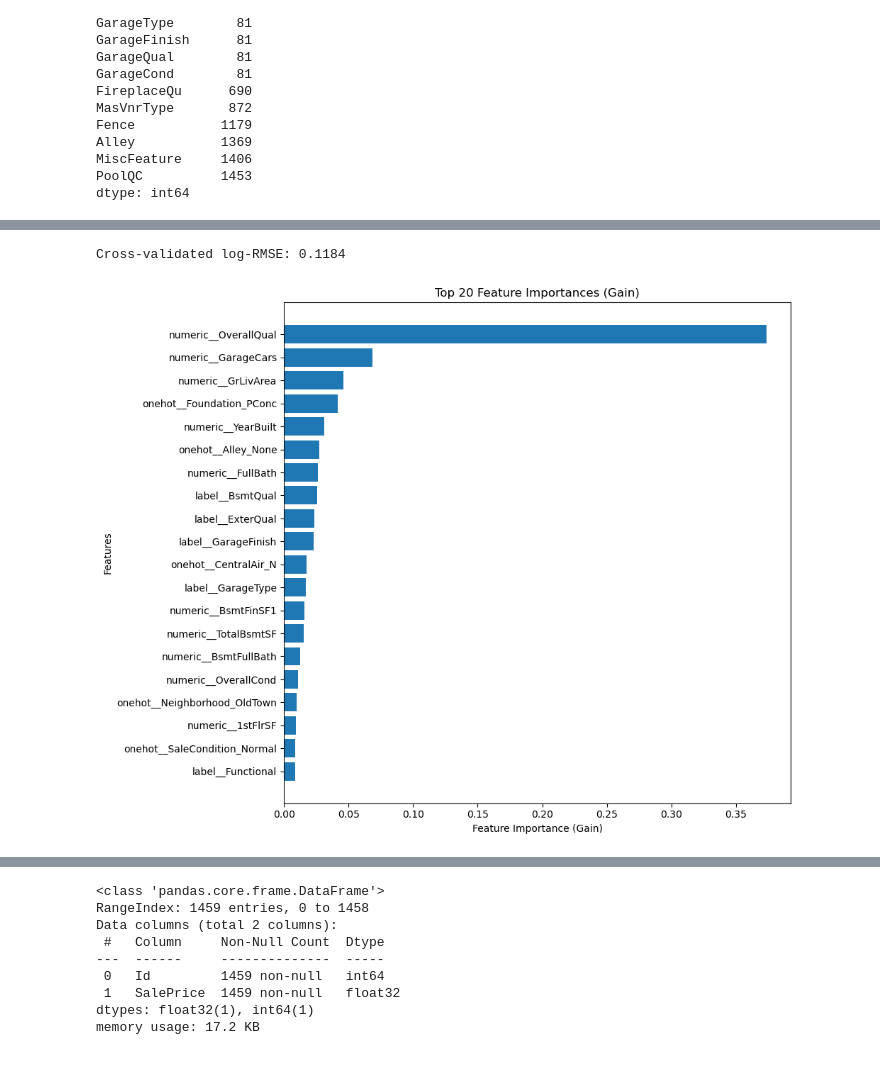
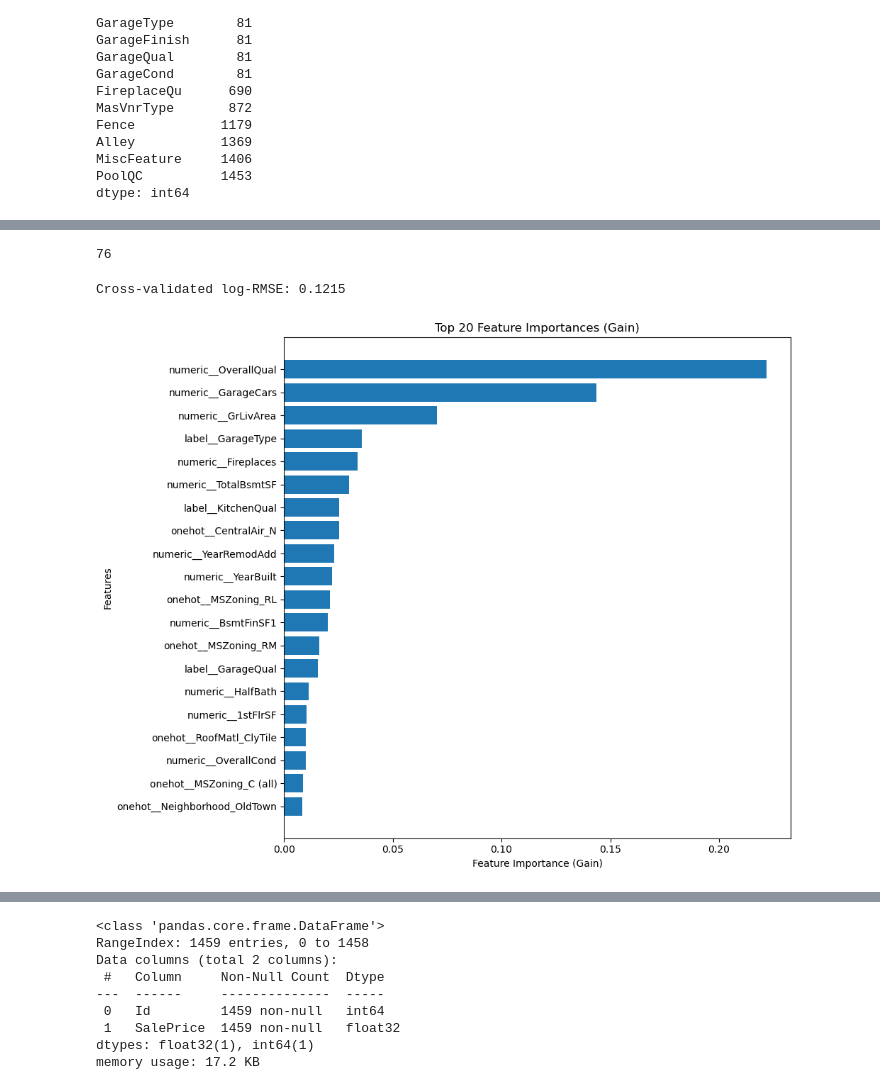
Before and after one commit to basilcherian42/Housing-Prices-Competition-Kaggle, a Jupyter notebook: houses_basic.ipynb, the cells around one changed output, grey strips where cells are left out. Cells and saved outputs as stored; diff of their text form; code cells hidden in the pictures.

```diff
--- a/houses_basic.ipynb
+++ b/houses_basic.ipynb
@@ -88,4 +88,5 @@ train_df['GarageYrBlt']=train_df['GarageYrBlt'].fillna(0)
 # %%
-train_df['MasVnrArea']=train_df['MasVnrArea'].fillna(train_df['MasVnrArea'].mean())
+#train_df['MasVnrArea']=train_df['MasVnrArea'].fillna(train_df['MasVnrArea'].mean())
+#train_df=train_df.drop(['MasVnrArea'],axis=1)
 # %%
-train_df=train_df.dropna(subset=['Electrical'])
+#train_df=train_df.dropna(subset=['Electrical'])
@@ -117,11 +93,9 @@ Shape after: (783, 78)
 # %%
-from sklearn.compose import ColumnTransformer
-from sklearn.pipeline import Pipeline
-from sklearn.preprocessing import OneHotEncoder, OrdinalEncoder, StandardScaler
+
 
 onehot_features = [
     'MSZoning', 'Street', 'Alley',  'LotConfig', 'Neighborhood',
-    'Condition1', 'Condition2', 'BldgType', 'Electrical','HouseStyle', 'RoofStyle', 'RoofMatl',
+    'Condition1', 'Condition2', 'BldgType','HouseStyle', 'RoofStyle', 'RoofMatl',
     'Exterior1st', 'Exterior2nd', 'Foundation', 'Heating', 'CentralAir',
     'MiscFeature', 'SaleType', 'SaleCondition'
 ]
@@ -134,26 +108,45 @@ label_features = [
     'GarageCond', 'PavedDrive', 'PoolQC', 'Fence'
 ]
 
-num_features = [ 'MSSubClass','OverallQual','OverallCond','LotArea', 'YearBuilt', 'YearRemodAdd',
-                'MasVnrArea', 'BsmtFinSF1',
+num_features = [ 'MSSubClass','OverallQual','OverallCond','LotArea','MasVnrArea', 'YearBuilt', 'YearRemodAdd', 'BsmtFinSF1',
     'BsmtFinSF2', 'BsmtUnfSF', 'TotalBsmtSF', '1stFlrSF', '2ndFlrSF', 'LowQualFinSF',
     'GrLivArea', 'BsmtFullBath', 'BsmtHalfBath', 'FullBath', 'HalfBath', 'BedroomAbvGr',
     'KitchenAbvGr', 'TotRmsAbvGrd', 'Fireplaces', 'GarageYrBlt', 'GarageCars',
     'GarageArea', 'WoodDeckSF', 'OpenPorchSF', 'EnclosedPorch', '3SsnPorch',
     'ScreenPorch', 'PoolArea', 'MiscVal', 'MoSold', 'YrSold'
 ]
-
-numeric_transformer = StandardScaler()
-
-onehot_transformer = OneHotEncoder(handle_unknown='ignore')
-
-label_transformer = OrdinalEncoder(handle_unknown='use_encoded_value',unknown_value=-1)
-
-preprocessor = ColumnTransformer(transformers=[
-    ('onehot', onehot_transformer, onehot_features),
-    ('label', label_transformer, label_features),
-    ('numeric',numeric_transformer, num_features)
-])
+print(len(label_features+num_features+onehot_features))
+# %% [output]
+76
+# %%
+from sklearn.compose import ColumnTransformer
+from sklearn.pipeline import Pipeline
+from sklearn.impute import SimpleImputer
+from sklearn.preprocessing import OneHotEncoder, OrdinalEncoder, StandardScaler
+
+# Categorical features with missing values filled with "None" and then one-hot encoded
+onehot_transformer = Pipeline(steps=[
+    ('imputer', SimpleImputer(strategy='constant', fill_value='None')),
+    ('onehot', OneHotEncoder(handle_unknown='ignore'))
+])
+
+# Ordinal encoded features — same fill with "None"
+label_transformer = Pipeline(steps=[
+    ('imputer', SimpleImputer(strategy='constant', fill_value='None')),
+    ('ordinal', OrdinalEncoder(handle_unknown='use_encoded_value', unknown_value=-1))
+])
+
+# Numeric features — fill with mean or 0
+numeric_transformer = Pipeline(steps=[
+    ('imputer', SimpleImputer(strategy='mean')),  # or 'constant', fill_value=0 if needed
+    ('scaler', StandardScaler())
+])
+
+preprocessor = ColumnTransformer(transformers=[
+    ('onehot', onehot_transformer, onehot_features),
+    ('label', label_transformer, label_features),
+    ('numeric', numeric_transformer, num_features)
+])
 # %%
 from sklearn.model_selection import cross_val_score
 from sklearn.metrics import mean_squared_error
@@ -165,51 +158,51 @@ import numpy as np
 # Prepare data
 X = train_df.drop(columns=["SalePrice"])
 y = train_df["SalePrice"]
-y_log = np.log1p(y)
+y= np.log1p(y)
 
 # Define pipeline without numeric scaling
 model_pipeline = Pipeline(steps=[
-    ('preprocessor', preprocessor),  # Apply all transformations
-    ('model', xgb.XGBRegressor(n_estimators=500, learning_rate=0.05, max_depth=4, random_state=42))
+    ('preprocessor', preprocessor),
+    ('model', xgb.XGBRegressor(n_estimators=500, learning_rate=0.1, max_depth=3, random_state=42))
 ])
 
-cv_scores = cross_val_score(model_pipeline, X, y_log, cv=5, scoring='neg_root_mean_squared_error')
+cv_scores = cross_val_score(model_pipeline, X, y, cv=5, scoring='neg_root_mean_squared_error')
 cv_rmse = -np.mean(cv_scores)
 
 
 
 print(f"Cross-validated log-RMSE: {cv_rmse:.4f}")
 # %% [output]
-Cross-validated log-RMSE: 0.1184
+Cross-validated log-RMSE: 0.1215
 # %%
 # Train model on full dataset
-model_pipeline.fit(X, y_log)
+model_pipeline.fit(X, y)
 
 # Get transformed feature names
 preprocessor = model_pipeline.named_steps['preprocessor']
 feature_names = preprocessor.get_feature_names_out()
 
 # Extract feature importances
 booster = model_pipeline.named_steps['model']
 importances = booster.feature_importances_
 
 # Sort and select top N features
 N = 20  # Choose the number of top features to display (adjust as needed)
 
 sorted_idx = importances.argsort()[::-1]
 top_N_idx = sorted_idx[:N]
 
 top_N_importances = importances[top_N_idx]
 top_N_feature_names = feature_names[top_N_idx] #Use the transformed names
 
 # Plot the top N features
 plt.figure(figsize=(10, 8))
 plt.barh(top_N_feature_names, top_N_importances)
 plt.xlabel("Feature Importance (Gain)")
 plt.ylabel("Features")
 plt.title(f"Top {N} Feature Importances (Gain)")
 plt.gca().invert_yaxis()
 plt.tight_layout()
 plt.show()
 # %% [output]
-[figure, old version]
+[figure, new version]
```
Also changed, not shown: parts of 9 cells of this notebook, 1 other file.
